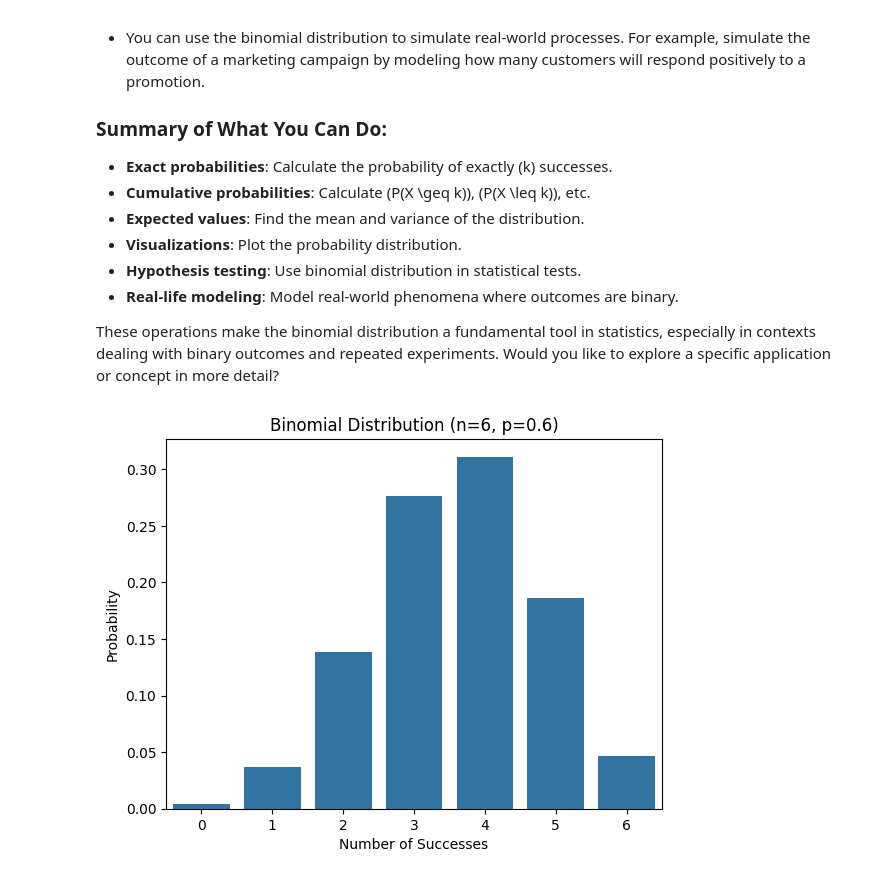
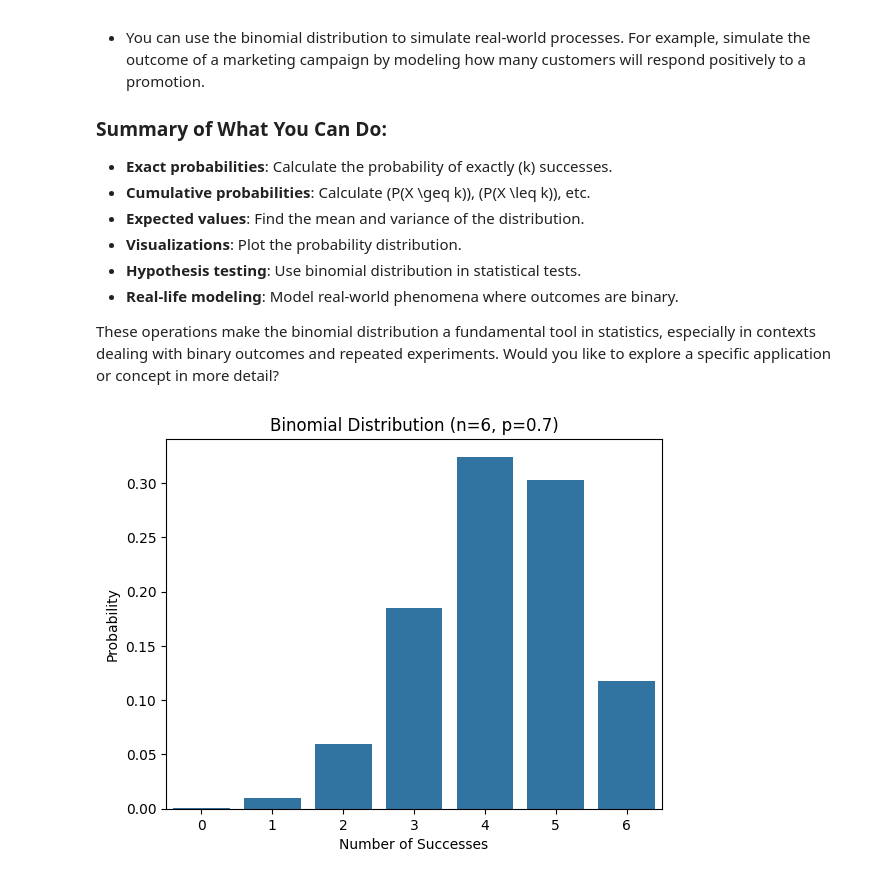
Before and after one commit to PragyanBhatt/statistics, a Jupyter notebook: binomial_distribution.ipynb, the cells around one changed output. Cells and saved outputs as stored; diff of their text form; code cells hidden in the pictures.

```diff
--- a/binomial_distribution.ipynb
+++ b/binomial_distribution.ipynb
@@ -66,30 +66,30 @@ import math
 import seaborn as sns
 import matplotlib.pyplot as plt
 
-# Define the number of trials (n) and the probability of success (p) in a single trial.
-n = 6
-success_probability = 0.6
 
-# Use the binomial probability formula to calculate the probability for each possible number of successes.
-# The formula for binomial probability is:
-# P(X = k) = C(n, k) * (p^k) * (1 - p)^(n - k)
-# Where C(n, k) is the number of ways to choose k successes from n trials.
-probabilities = [
-    (
-        event,
-        math.comb(n, event)
-        * (success_probability**event)
-        * (1 - success_probability) ** (n - event),
-    )
-    for event in range(0, n + 1)
-]
+def binomial_distribution_plot(n: int, success_probability: int = 0.5):
+    """"""
+    # Use the binomial probability formula to calculate the probability for each possible number of successes.
+    # The formula for binomial probability is:
+    # P(X = k) = C(n, k) * (p^k) * (1 - p)^(n - k)
+    # Where C(n, k) is the number of ways to choose k successes from n trials.
+    probabilities = [
+        (
+            event,
+            math.comb(n, event)
+            * (success_probability**event)
+            * (1 - success_probability) ** (n - event),
+        )
+        for event in range(0, n + 1)
+    ]
 
-
-df = pd.DataFrame(probabilities, columns=["number_of_successes", "probability"])
-sns.barplot(x="number_of_successes", y="probability", data=df)
-plt.xlabel("Number of Successes")
-plt.ylabel("Probability")
-plt.title(f"Binomial Distribution (n={n}, p={success_probability})")
-plt.show()
+    df = pd.DataFrame(probabilities, columns=["number_of_successes", "probability"])
+    sns.barplot(x="number_of_successes", y="probability", data=df)
+    plt.xlabel("Number of Successes")
+    plt.ylabel("Probability")
+    plt.title(f"Binomial Distribution (n={n}, p={success_probability})")
+    plt.show()
-# %% [output]
-[figure, removed]
+# %%
+binomial_distribution_plot(n=6, success_probability=0.7)
+# %% [output]
+[figure, added]
```
Also changed, not shown: parts of 2 cells of this notebook.
